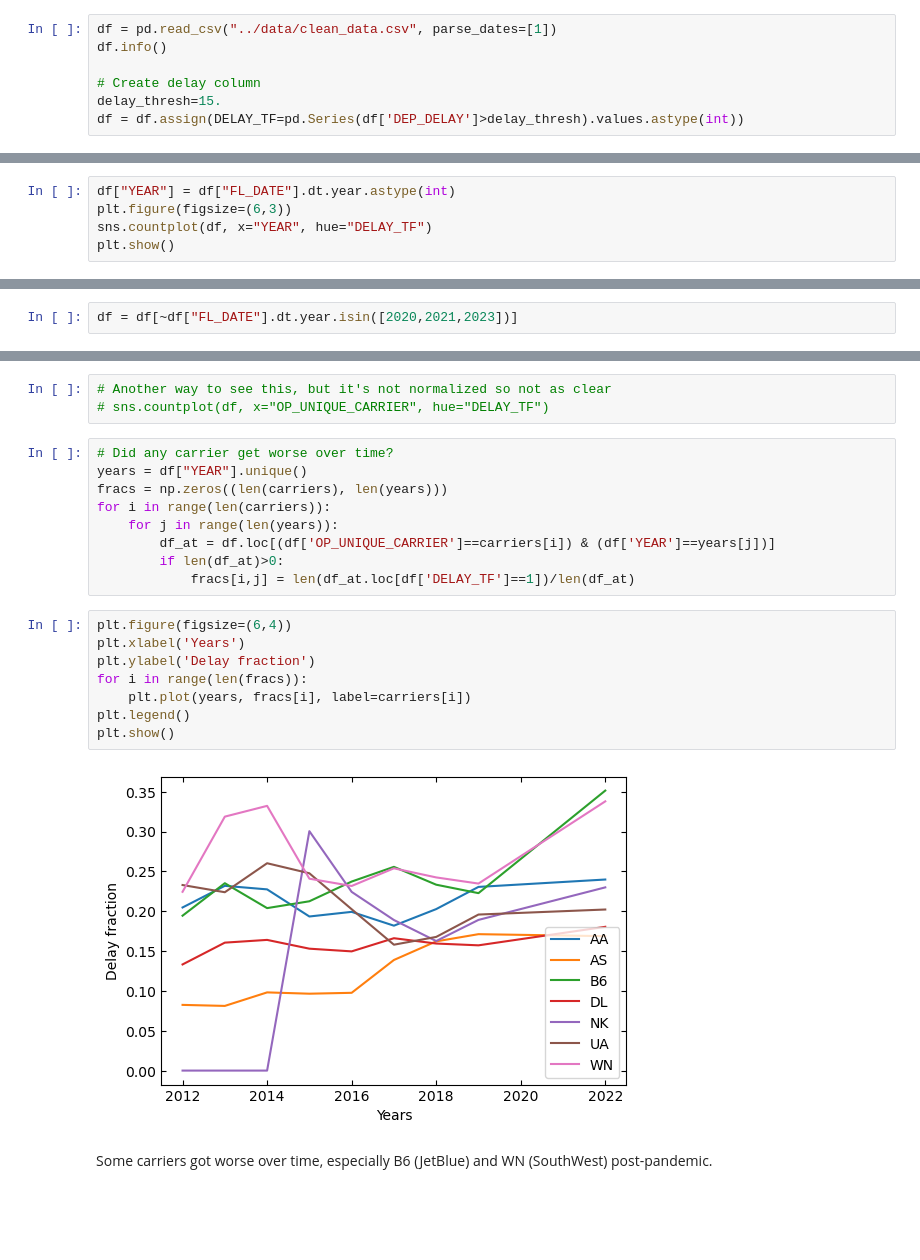
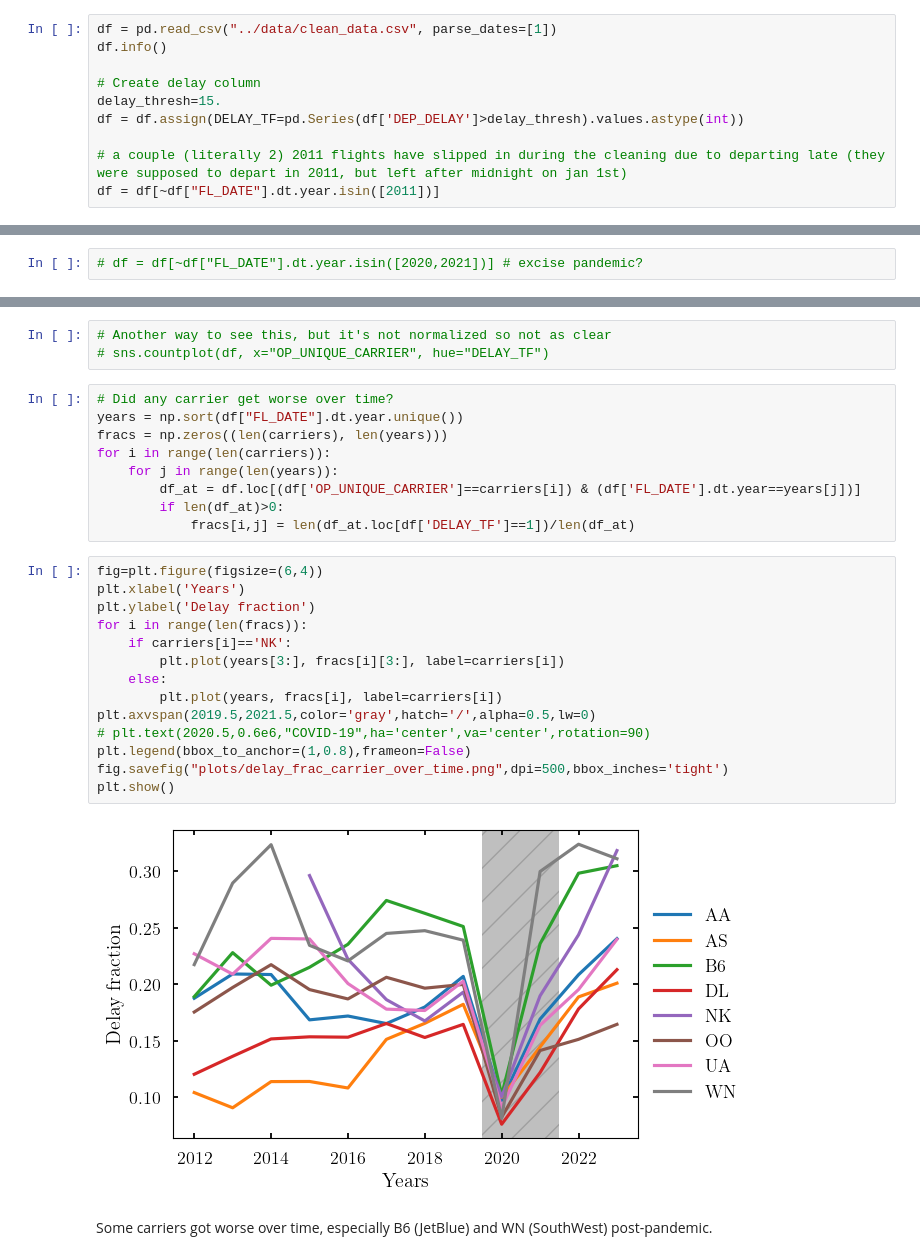
Before and after one commit to simonguichandut/WillMyFlightBeLate, a Jupyter notebook: Notebooks/Exploratory.ipynb, the cells around one changed output, grey strips where cells are left out. Drawn from its saved outputs; the diff is of its cells as text; blank space fills up the shorter version.

```diff
--- a/Notebooks/Exploratory.ipynb
+++ b/Notebooks/Exploratory.ipynb
@@ -33,5 +90,8 @@ df.info()
 # Create delay column
 delay_thresh=15.
 df = df.assign(DELAY_TF=pd.Series(df['DEP_DELAY']>delay_thresh).values.astype(int))
+
+# a couple (literally 2) 2011 flights have slipped in during the cleaning due to departing late (they were supposed to depart in 2011, but left after midnight on jan 1st)
+df = df[~df["FL_DATE"].dt.year.isin([2011])]
 # %% [output]
 <class 'pandas.core.frame.DataFrame'>
@@ -84,5 +141,0 @@ plt.show()
-# %%
-df["YEAR"] = df["FL_DATE"].dt.year.astype(int)
-plt.figure(figsize=(6,3))
-sns.countplot(df, x="YEAR", hue="DELAY_TF")
-plt.show()
@@ -95,3 +144,3 @@ Let's take out pandemic data (2020,2021), and 2023
 # %%
-df = df[~df["FL_DATE"].dt.year.isin([2020,2021,2023])]
+# df = df[~df["FL_DATE"].dt.year.isin([2020,2021])] # excise pandemic?
 # %%
@@ -204,23 +261,29 @@ Carrier seems to matter. In particular, WN (SouthWest) has many late flights, AS
 # sns.countplot(df, x="OP_UNIQUE_CARRIER", hue="DELAY_TF")
 # %%
 # Did any carrier get worse over time?
-years = df["YEAR"].unique()
+years = np.sort(df["FL_DATE"].dt.year.unique())
 fracs = np.zeros((len(carriers), len(years)))
 for i in range(len(carriers)):
     for j in range(len(years)):
-        df_at = df.loc[(df['OP_UNIQUE_CARRIER']==carriers[i]) & (df['YEAR']==years[j])]
+        df_at = df.loc[(df['OP_UNIQUE_CARRIER']==carriers[i]) & (df['FL_DATE'].dt.year==years[j])]
         if len(df_at)>0:
             fracs[i,j] = len(df_at.loc[df['DELAY_TF']==1])/len(df_at)
 # %%
-plt.figure(figsize=(6,4))
+fig=plt.figure(figsize=(6,4))
 plt.xlabel('Years')
 plt.ylabel('Delay fraction')
 for i in range(len(fracs)):
-    plt.plot(years, fracs[i], label=carriers[i])
-plt.legend()
+    if carriers[i]=='NK':
+        plt.plot(years[3:], fracs[i][3:], label=carriers[i])
+    else:
+        plt.plot(years, fracs[i], label=carriers[i])
+plt.axvspan(2019.5,2021.5,color='gray',hatch='/',alpha=0.5,lw=0)
+# plt.text(2020.5,0.6e6,"COVID-19",ha='center',va='center',rotation=90)
+plt.legend(bbox_to_anchor=(1,0.8),frameon=False)
+fig.savefig("plots/delay_frac_carrier_over_time.png",dpi=500,bbox_inches='tight')
 plt.show()
 # %% [output]
-[figure, old version]
+[figure, new version]
 # %% [markdown]
 Some carriers got worse over time, especially B6 (JetBlue) and WN (SouthWest) post-pandemic.
 # %%
```
Also changed, not shown: parts of 44 cells of this notebook, 9 other files.
